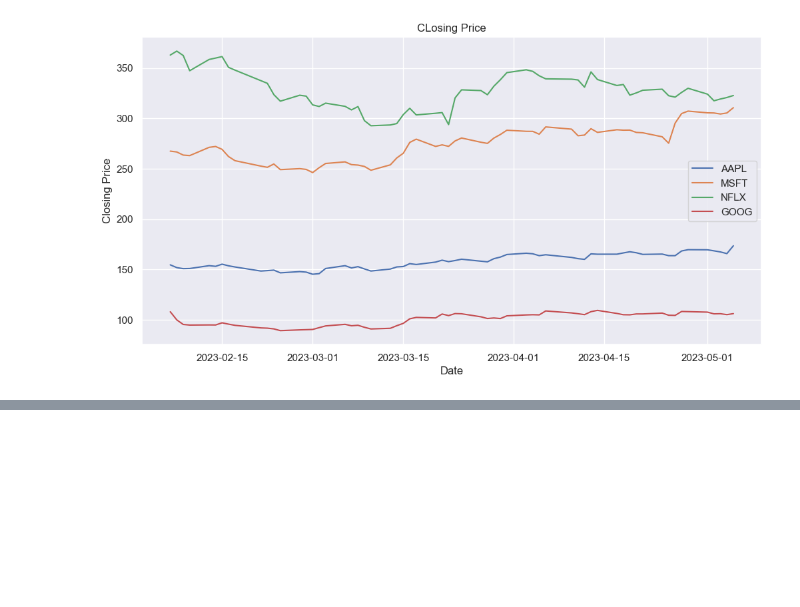
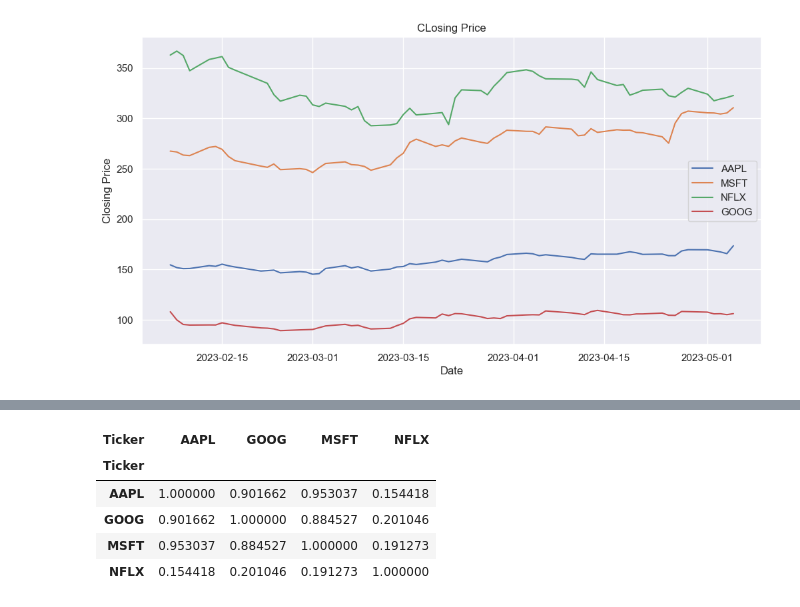
Before and after one commit to lucaslulucaslu/Data-Science-Practice-Projects, a Jupyter notebook: 11. Stock Price Forecasting/Stock Price Forecasting.ipynb, the cells around one changed output, grey strips where cells are left out. Saved outputs shown, nothing was run; the diff lists cells and outputs as text; code cells hidden in the pictures; blank space fills up the shorter version.

```diff
--- a/11. Stock Price Forecasting/Stock Price Forecasting.ipynb
+++ b/11. Stock Price Forecasting/Stock Price Forecasting.ipynb
@@ -65,0 +90,9 @@ plt.show()
+# %%
+c.style.background_gradient(cmap='BrBG',axis=None)
+# %% [output]
+| Ticker | AAPL | GOOG | MSFT | NFLX |
+| Ticker |  |  |  |  |
+| AAPL | 1.000000 | 0.901662 | 0.953037 | 0.154418 |
+| GOOG | 0.901662 | 1.000000 | 0.884527 | 0.201046 |
+| MSFT | 0.953037 | 0.884527 | 1.000000 | 0.191273 |
+| NFLX | 0.154418 | 0.201046 | 0.191273 | 1.000000 |
```
Also changed, not shown: parts of 6 cells of this notebook, 1 other file.
